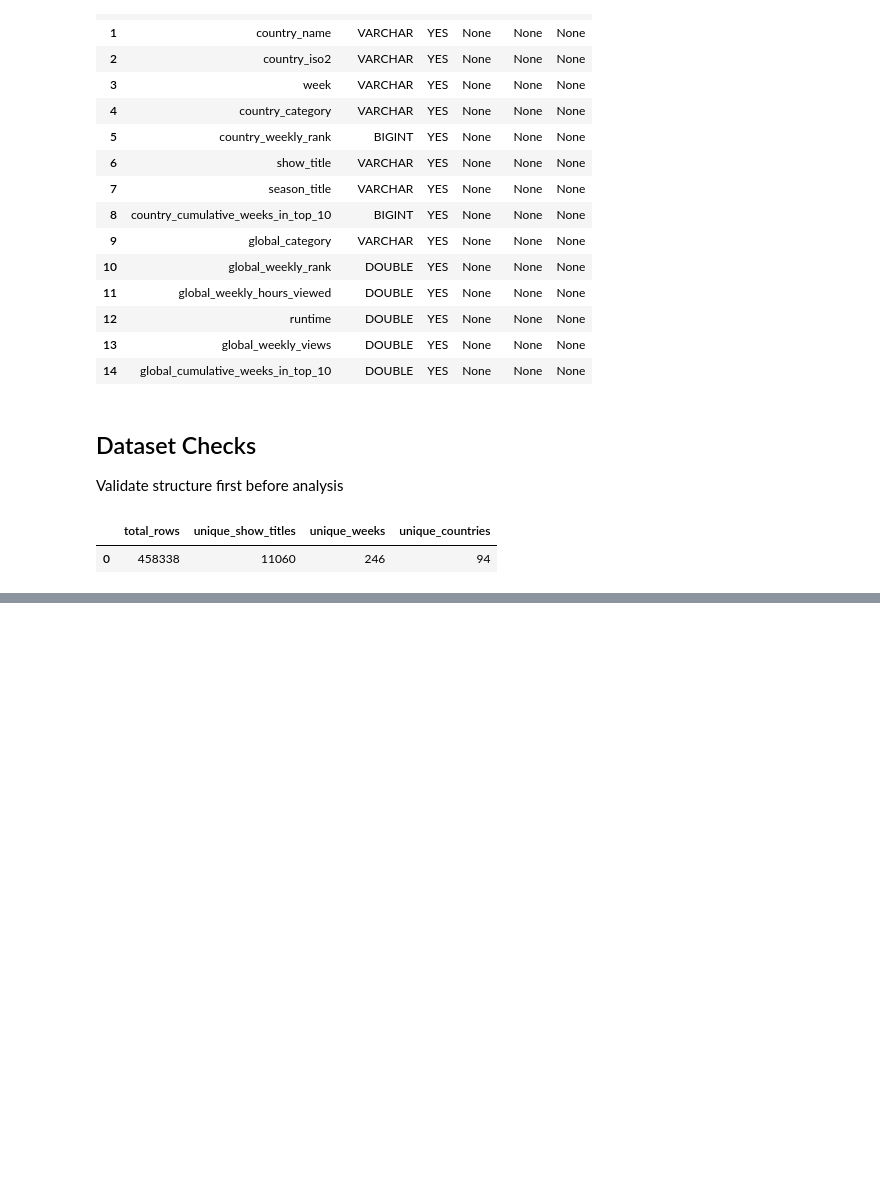
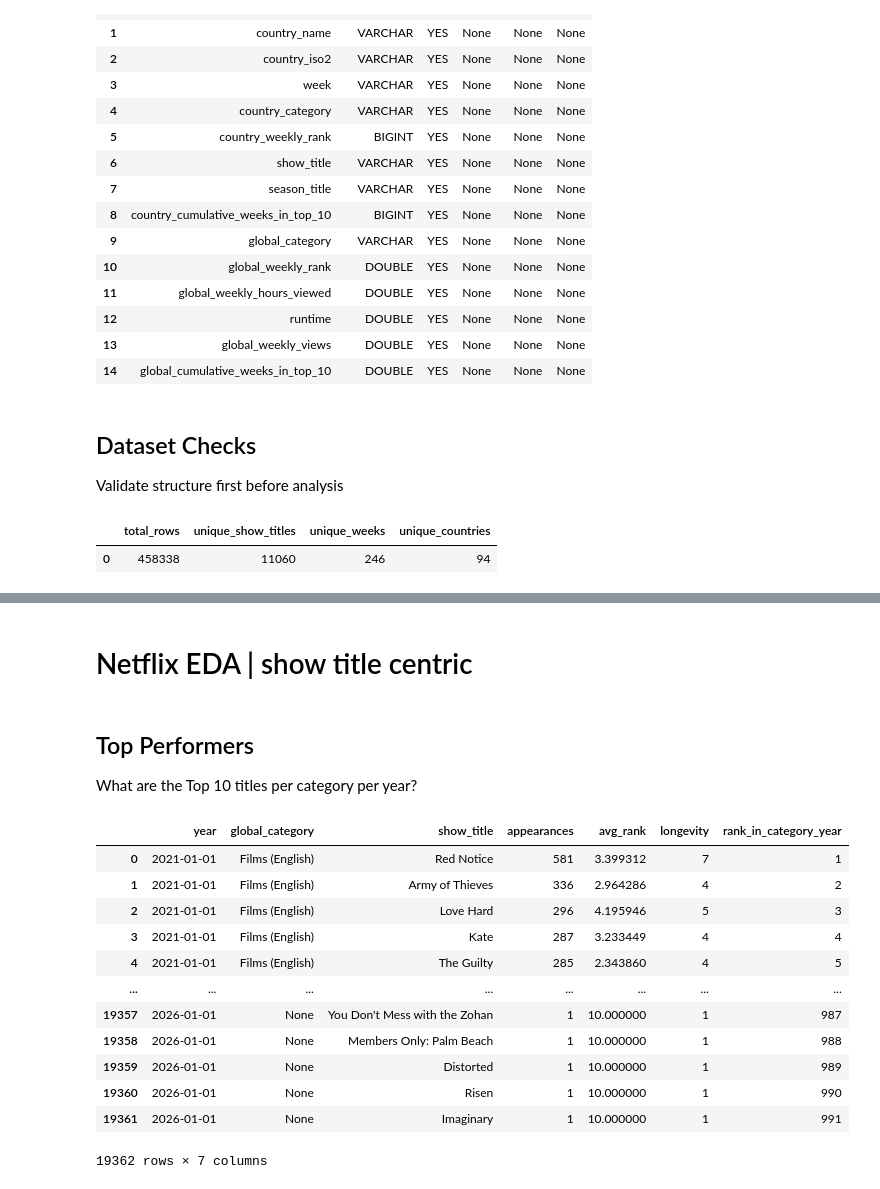
Before and after one commit to Akina-Aoki/Netflix_Analytics_DE_UX, a Jupyter notebook: eda/05_netflix_eda_aira.ipynb, the cells around one changed output, grey strips where cells are left out. Saved outputs shown, nothing was run; the diff lists cells and outputs as text; code cells hidden in the pictures; blank space fills up the shorter version.

```diff
--- a/eda/05_netflix_eda_aira.ipynb
+++ b/eda/05_netflix_eda_aira.ipynb
@@ -64,0 +184,52 @@ FROM netflix
+# %% [markdown]
+# Netflix EDA | show title centric
+# %% [markdown]
+## Top Performers
+What are the Top 10 titles per category per year?
+# %%
+duckdb.sql("""
+WITH base AS (
+    SELECT
+        DATE_TRUNC('year', STRPTIME(week, '%Y-%m-%d')) AS year,
+        global_category,
+        show_title,
+        COUNT(*) AS appearances,
+        AVG(country_weekly_rank) AS avg_rank,
+        MAX(country_cumulative_weeks_in_top_10) AS longevity
+    FROM netflix
+    GROUP BY
+        year,
+        global_category,
+        show_title
+),
+
+ranked AS (
+    SELECT *,
+        ROW_NUMBER() OVER (
+            PARTITION BY year, global_category
+            ORDER BY
+                appearances DESC,        -- primary KPI
+                avg_rank ASC             -- tie-breaker (lower is better)
+        ) AS rank_in_category_year
+    FROM base
+)
+
+SELECT *
+FROM ranked
+WHERE rank_in_category_year
+ORDER BY year, global_category, rank_in_category_year
+""").df()
+# %% [output]
+|  | year | global_category | show_title | appearances | avg_rank | longevity | rank_in_category_year |
+| 0 | 2021-01-01 | Films (English) | Red Notice | 581 | 3.399312 | 7 | 1 |
+| 1 | 2021-01-01 | Films (English) | Army of Thieves | 336 | 2.964286 | 4 | 2 |
+| 2 | 2021-01-01 | Films (English) | Love Hard | 296 | 4.195946 | 5 | 3 |
+| 3 | 2021-01-01 | Films (English) | Kate | 287 | 3.233449 | 4 | 4 |
+| 4 | 2021-01-01 | Films (English) | The Guilty | 285 | 2.343860 | 4 | 5 |
+| ... | ... | ... | ... | ... | ... | ... | ... |
+| 19357 | 2026-01-01 | None | You Don't Mess with the Zohan | 1 | 10.000000 | 1 | 987 |
+| 19358 | 2026-01-01 | None | Members Only: Palm Beach | 1 | 10.000000 | 1 | 988 |
+| 19359 | 2026-01-01 | None | Distorted | 1 | 10.000000 | 1 | 989 |
+| 19360 | 2026-01-01 | None | Risen | 1 | 10.000000 | 1 | 990 |
+| 19361 | 2026-01-01 | None | Imaginary | 1 | 10.000000 | 1 | 991 |
+19362 rows × 7 columns
```
Also changed, not shown: parts of 9 cells of this notebook, 2 other files.
